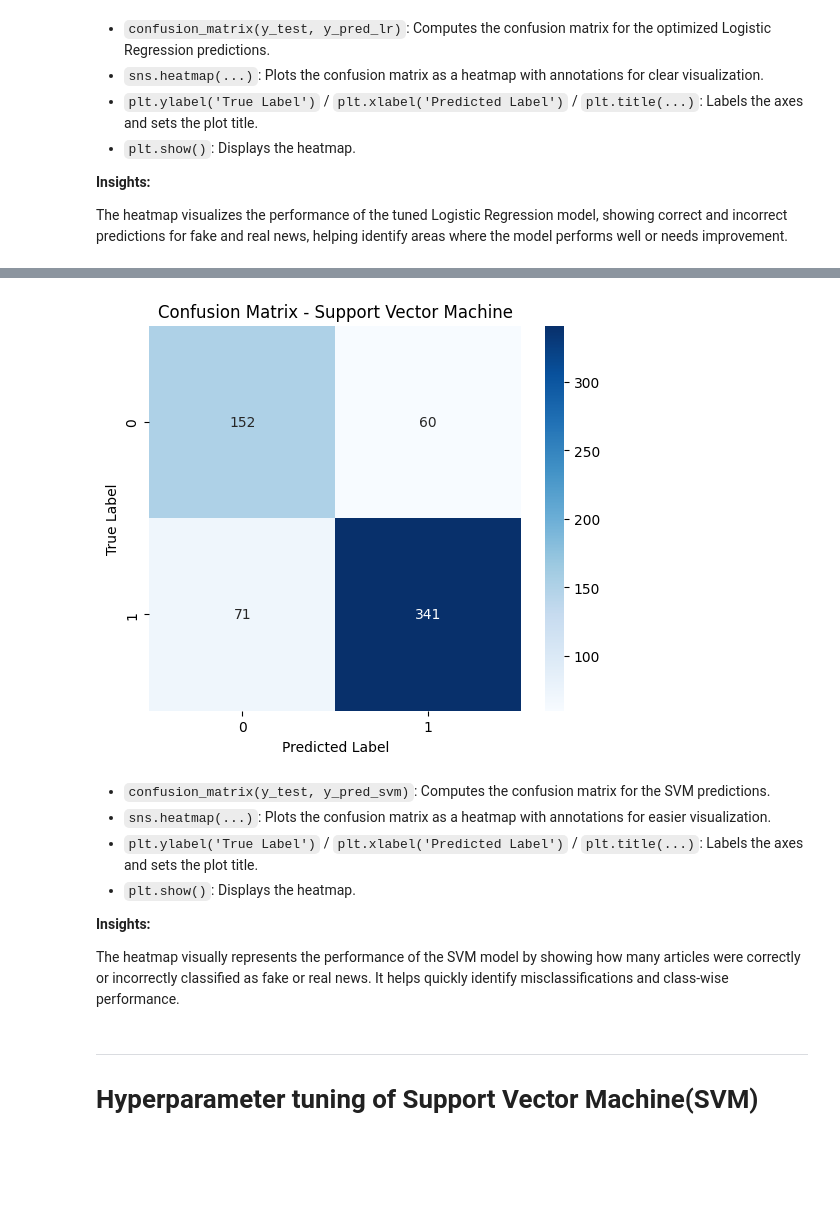
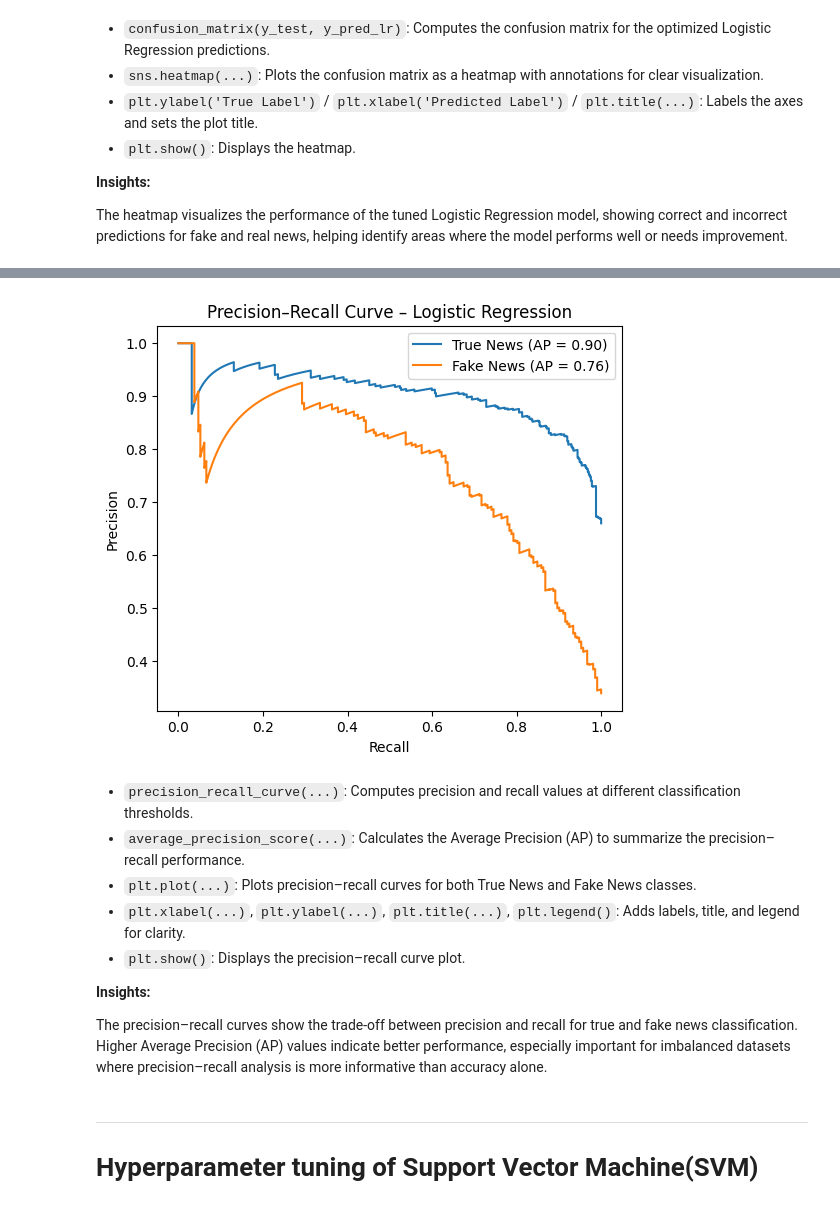
Before and after one commit to Natashaa7/COVID-19-Fake-News-Detection, a Jupyter notebook: Fake-News-Classification.ipynb, the cells around one changed output, grey strips where cells are left out. Drawn from its saved outputs; the diff is of its cells as text; code cells hidden in the pictures; blank space fills up the shorter version.

```diff
--- a/Fake-News-Classification.ipynb
+++ b/Fake-News-Classification.ipynb
@@ -778,24 +998,33 @@ These metrics help evaluate the performance of the SVM model. Accuracy shows ove
-# %%
-cm_svm = confusion_matrix(y_test, y_pred_svm)
-
-# Plot confusion matrix as heatmap
-plt.figure(figsize=(6, 5))
-sns.heatmap(cm_svm, annot=True, fmt='d', cmap='Blues', xticklabels=svm.classes_, yticklabels=svm.classes_)
-plt.ylabel('True Label')
-plt.xlabel('Predicted Label')
-plt.title('Confusion Matrix - Support Vector Machine')
-plt.show()
-# %% [output]
-[figure]
-# %% [markdown]
-- `confusion_matrix(y_test, y_pred_svm)`: Computes the confusion matrix for the SVM predictions.
-- `sns.heatmap(...)`: Plots the confusion matrix as a heatmap with annotations for easier visualization.
-- `plt.ylabel('True Label')` / `plt.xlabel('Predicted Label')` / `plt.title(...)`: Labels the axes and sets the plot title.
-- `plt.show()`: Displays the heatmap.
-
-**Insights:**
-
-The heatmap visually represents the performance of the SVM model by showing how many articles were correctly or incorrectly classified as fake or real news. It helps quickly identify misclassifications and class-wise performance.
+# %%
+# TRUE news
+precision_true, recall_true, _ = precision_recall_curve(y_test, y_score_lr[:, 1])
+ap_true = average_precision_score(y_test, y_score_lr[:, 1])
+
+# FAKE news
+precision_fake, recall_fake, _ = precision_recall_curve(1 - y_test, y_score_lr[:, 0])
+ap_fake = average_precision_score(1 - y_test, y_score_lr[:, 0])
+
+plt.figure(figsize=(6,5))
+plt.plot(recall_true, precision_true, label=f'True News (AP = {ap_true:.2f})')
+plt.plot(recall_fake, precision_fake, label=f'Fake News (AP = {ap_fake:.2f})')
+
+plt.xlabel('Recall')
+plt.ylabel('Precision')
+plt.title('Precision–Recall Curve – Logistic Regression')
+plt.legend()
+plt.show()
+# %% [output]
+[figure, added]
+# %% [markdown]
+- `precision_recall_curve(...)`: Computes precision and recall values at different classification thresholds.
+- `average_precision_score(...)`: Calculates the Average Precision (AP) to summarize the precision–recall performance.
+- `plt.plot(...)`: Plots precision–recall curves for both True News and Fake News classes.
+- `plt.xlabel(...)`, `plt.ylabel(...)`, `plt.title(...)`, `plt.legend()`: Adds labels, title, and legend for clarity.
+- `plt.show()`: Displays the precision–recall curve plot.
+
+**Insights:**
+
+The precision–recall curves show the trade-off between precision and recall for true and fake news classification. Higher Average Precision (AP) values indicate better performance, especially important for imbalanced datasets where precision–recall analysis is more informative than accuracy alone.
 # %% [markdown]
 ---
 # Hyperparameter tuning of Support Vector Machine(SVM)
```
Also changed, not shown: parts of 59 cells of this notebook.
